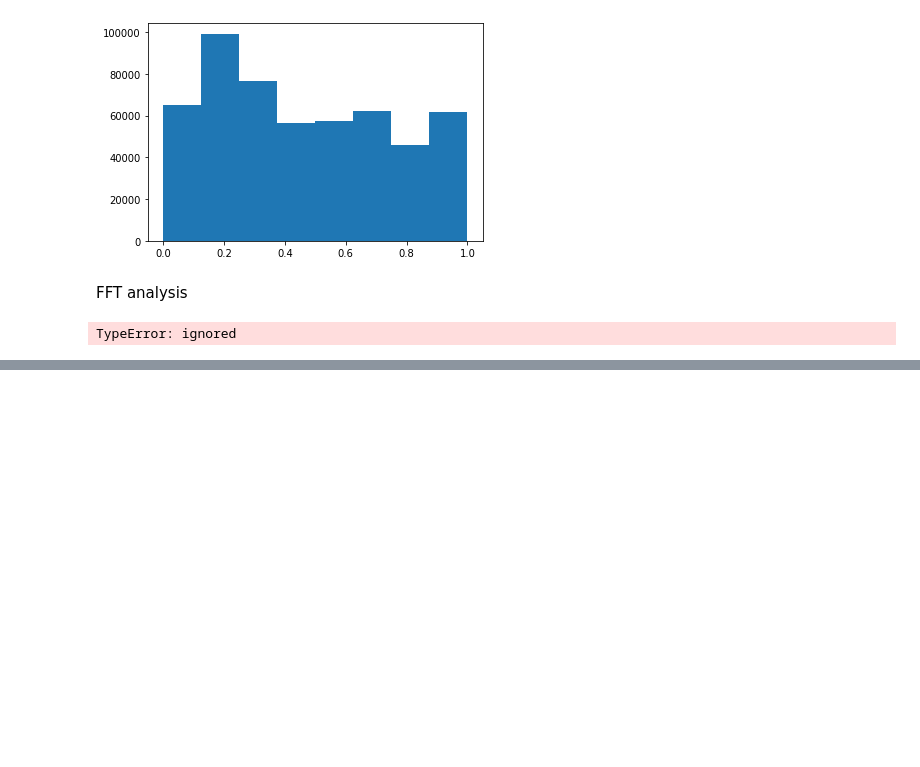
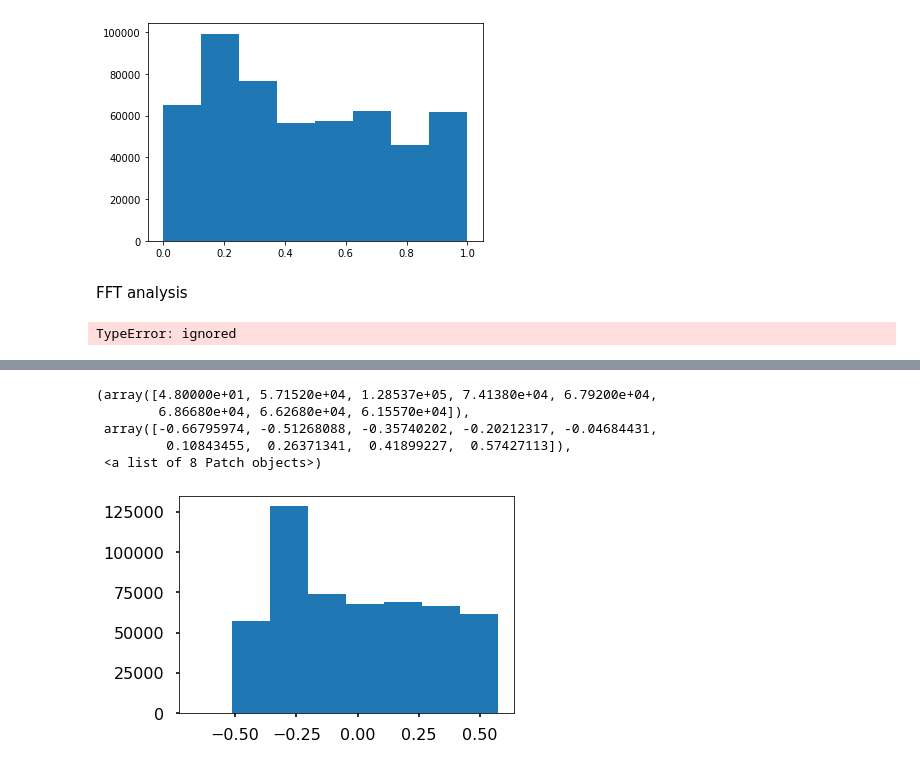
Before and after one commit to LongNguyen1984/TimeSeriesWithPython, a Jupyter notebook: VLCmulti_levels.ipynb, the cells around one changed output, grey strips where cells are left out. Cells and saved outputs as stored; diff of their text form; code cells hidden in the pictures; blank space fills up the shorter version.

```diff
--- a/VLCmulti_levels.ipynb
+++ b/VLCmulti_levels.ipynb
@@ -118,0 +164,9 @@ plt.plot(a)
+# %%
+plt.hist(bwrVLC, bins=8)
+# %% [output]
+(array([4.80000e+01, 5.71520e+04, 1.28537e+05, 7.41380e+04, 6.79200e+04,
+        6.86680e+04, 6.62680e+04, 6.15570e+04]),
+ array([-0.66795974, -0.51268088, -0.35740202, -0.20212317, -0.04684431,
+         0.10843455,  0.26371341,  0.41899227,  0.57427113]),
+ <a list of 8 Patch objects>)
+[figure, added]
```
Also changed, not shown: parts of 9 cells of this notebook.
